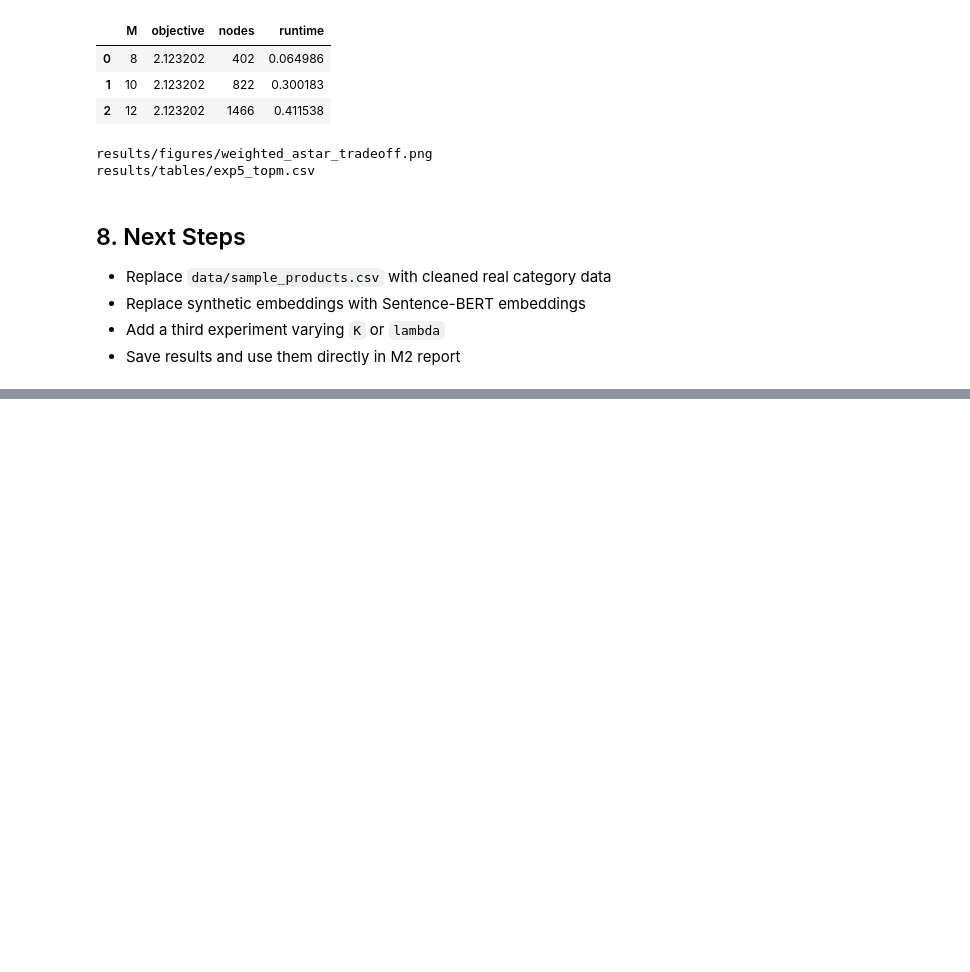
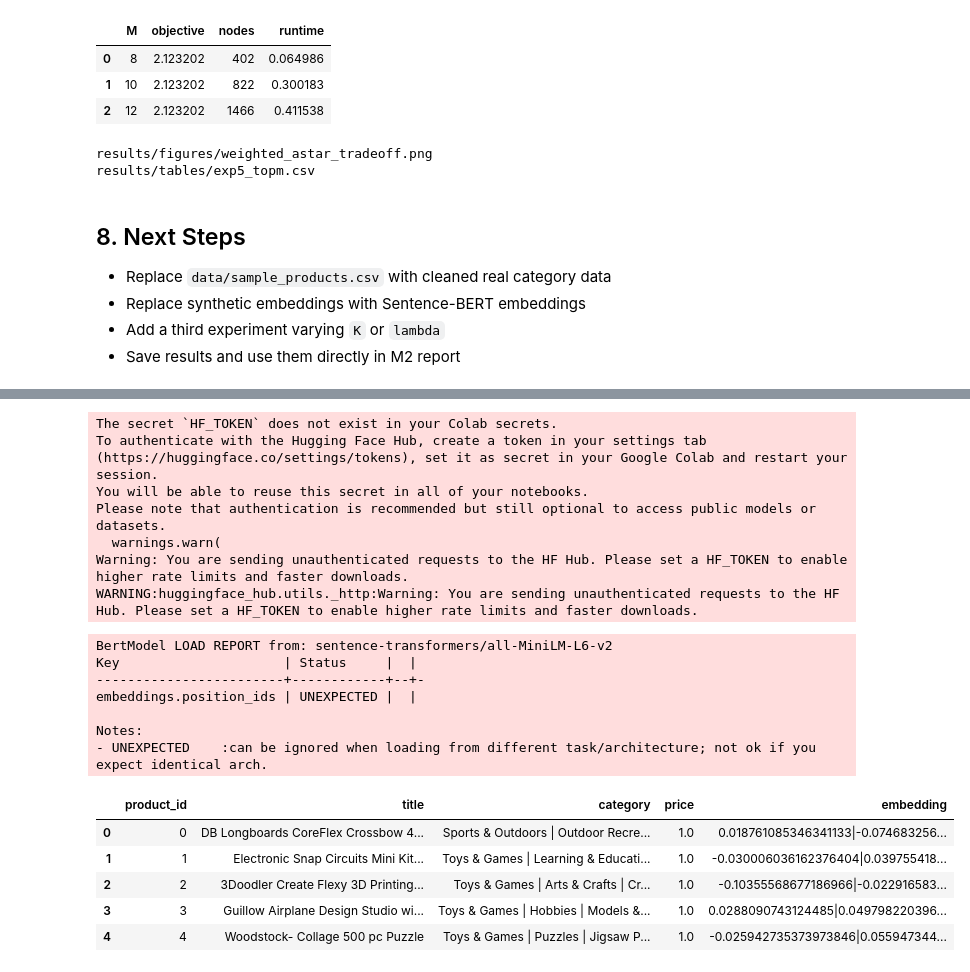
Before and after one commit to sowjanyakaranam/heuristic-product-retrieval, a Jupyter notebook: heuristic_product_retrieval/notebooks/m2_experiments.ipynb, the cells around one changed output, grey strips where cells are left out. Drawn from its saved outputs; the diff is of its cells as text; code cells hidden in the pictures; blank space fills up the shorter version.

```diff
--- a/heuristic_product_retrieval/notebooks/m2_experiments.ipynb
+++ b/heuristic_product_retrieval/notebooks/m2_experiments.ipynb
@@ -420,0 +522,13 @@ results/tables/exp5_topm.csv
+# %%
+# Pick likely useful columns after inspecting names
+df_kaggle = df_kaggle.dropna(subset=["Product Name"])
+df_kaggle = df_kaggle.head(300)
+
+df_real = pd.DataFrame({
+    "product_id": df_kaggle.index.astype(str),
+    "title": df_kaggle["Product Name"].astype(str),
+    "category": df_kaggle["Category"].astype(str) if "Category" in df_kaggle.columns else "AmazonProducts",
+    "price": 1.0
+})
+
+df_real.head()
@@ -420,0 +562,21 @@ results/tables/exp5_topm.csv
+# %%
+!pip install sentence-transformers
+
+from sentence_transformers import SentenceTransformer
+
+model = SentenceTransformer("all-MiniLM-L6-v2")
+
+embeddings = model.encode(
+    df_real["title"].tolist(),
+    normalize_embeddings=True,
+    show_progress_bar=True
+)
+
+df_real["embedding"] = [
+    "|".join(map(str, emb.tolist()))
+    for emb in embeddings
+]
+
+df_real.to_csv("data/real_products.csv", index=False)
+df_real.head()
+# %% [output]
@@ -420,0 +600,20 @@ results/tables/exp5_topm.csv
+The secret `HF_TOKEN` does not exist in your Colab secrets.
+To authenticate with the Hugging Face Hub, create a token in your settings tab (https://huggingface.co/settings/tokens), set it as secret in your Google Colab and restart your session.
+You will be able to reuse this secret in all of your notebooks.
+Please note that authentication is recommended but still optional to access public models or datasets.
+  warnings.warn(
+Warning: You are sending unauthenticated requests to the HF Hub. Please set a HF_TOKEN to enable higher rate limits and faster downloads.
+WARNING:huggingface_hub.utils._http:Warning: You are sending unauthenticated requests to the HF Hub. Please set a HF_TOKEN to enable higher rate limits and faster downloads.
+BertModel LOAD REPORT from: sentence-transformers/all-MiniLM-L6-v2
+Key                     | Status     |  |
+------------------------+------------+--+-
+embeddings.position_ids | UNEXPECTED |  |
+
+Notes:
+- UNEXPECTED    :can be ignored when loading from different task/architecture; not ok if you expect identical arch.
+|  | product_id | title | category | price | embedding |
+| 0 | 0 | DB Longboards CoreFlex Crossbow 4... | Sports & Outdoors | Outdoor Recre... | 1.0 | 0.018761085346341133|-0.074683256... |
+| 1 | 1 | Electronic Snap Circuits Mini Kit... | Toys & Games | Learning & Educati... | 1.0 | -0.030006036162376404|0.039755418... |
+| 2 | 2 | 3Doodler Create Flexy 3D Printing... | Toys & Games | Arts & Crafts | Cr... | 1.0 | -0.10355568677186966|-0.022916583... |
+| 3 | 3 | Guillow Airplane Design Studio wi... | Toys & Games | Hobbies | Models &... | 1.0 | 0.0288090743124485|0.049798220396... |
+| 4 | 4 | Woodstock- Collage 500 pc Puzzle | Toys & Games | Puzzles | Jigsaw P... | 1.0 | -0.025942735373973846|0.055947344... |
```
Also changed, not shown: parts of 18 cells of this notebook.
